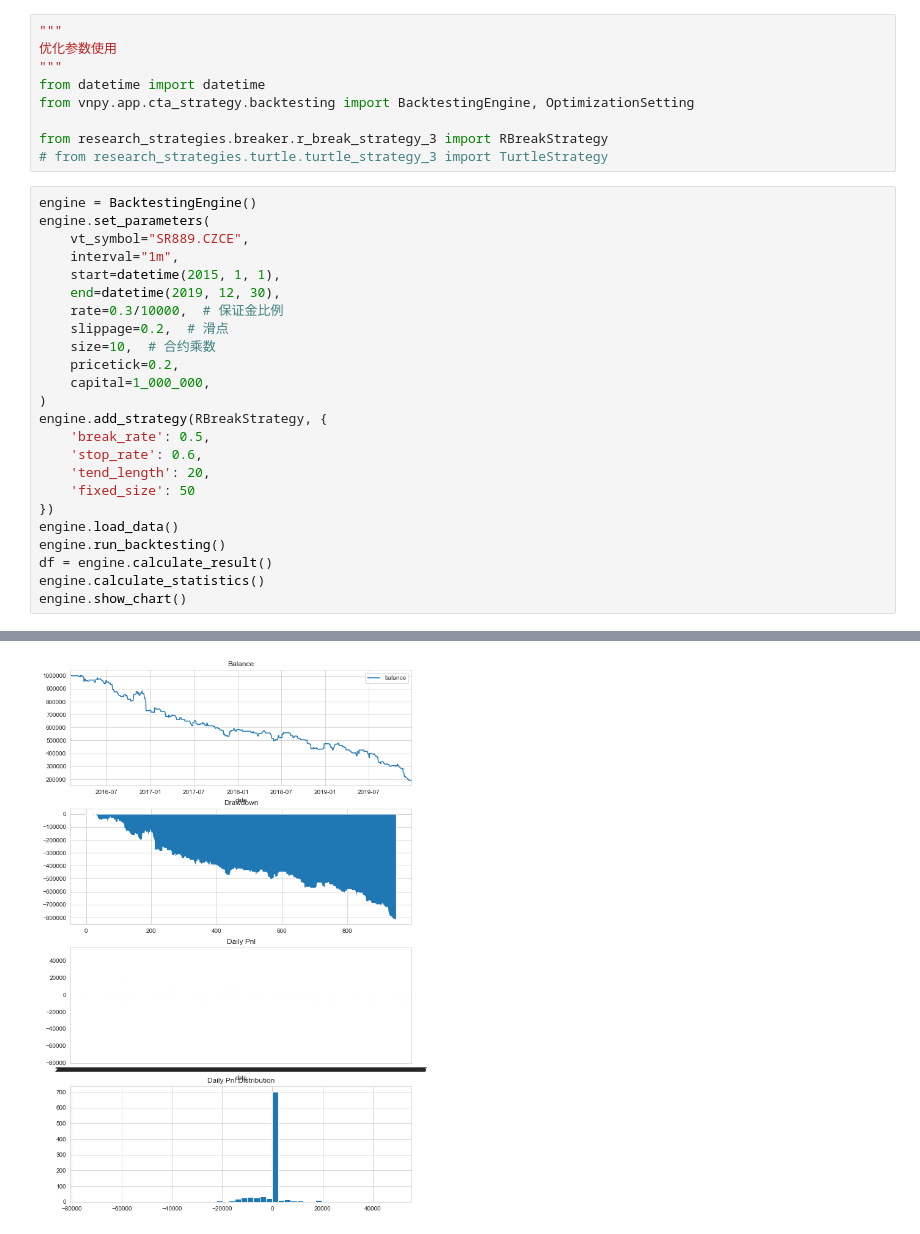
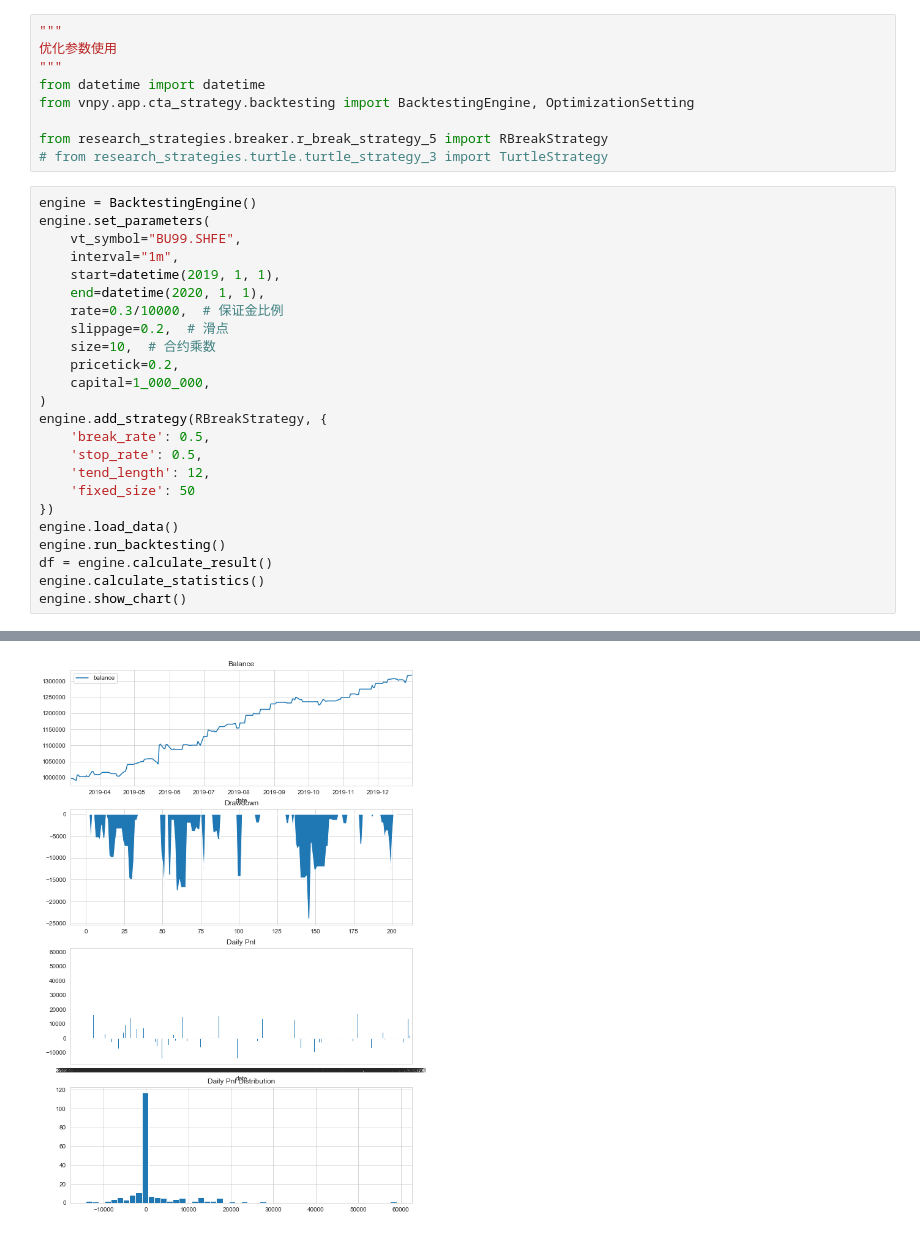
Before and after one commit to caizhanjin/self_vnpy, a Jupyter notebook: research/backtesting_2_optimize.ipynb, the cells around one changed output, grey strips where cells are left out. Cells and saved outputs as stored; diff of their text form.

```diff
--- a/research/backtesting_2_optimize.ipynb
+++ b/research/backtesting_2_optimize.ipynb
@@ -5,15 +5,15 @@
 from datetime import datetime
 from vnpy.app.cta_strategy.backtesting import BacktestingEngine, OptimizationSetting
 
-from research_strategies.breaker.r_break_strategy_3 import RBreakStrategy
+from research_strategies.breaker.r_break_strategy_5 import RBreakStrategy
 # from research_strategies.turtle.turtle_strategy_3 import TurtleStrategy
 # %%
 engine = BacktestingEngine()
 engine.set_parameters(
-    vt_symbol="SR889.CZCE",
+    vt_symbol="BU99.SHFE",
     interval="1m",
-    start=datetime(2015, 1, 1),
-    end=datetime(2019, 12, 30),
+    start=datetime(2019, 1, 1),
+    end=datetime(2020, 1, 1),
     rate=0.3/10000,  # 保证金比例
     slippage=0.2,  # 滑点
     size=10,  # 合约乘数
@@ -22,8 +22,8 @@ engine.set_parameters(
 )
 engine.add_strategy(RBreakStrategy, {
     'break_rate': 0.5,
-    'stop_rate': 0.6,
-    'tend_length': 20,
+    'stop_rate': 0.5,
+    'tend_length': 12,
     'fixed_size': 50
 })
 engine.load_data()
@@ -52,4 +52,4 @@ engine.show_chart()
-[figure, old version]
+[figure, new version]
 # %%
 setting = OptimizationSetting()
 setting.set_target("sharpe_ratio")
```
Also changed, not shown: parts of 2 cells of this notebook, 3 other files.
